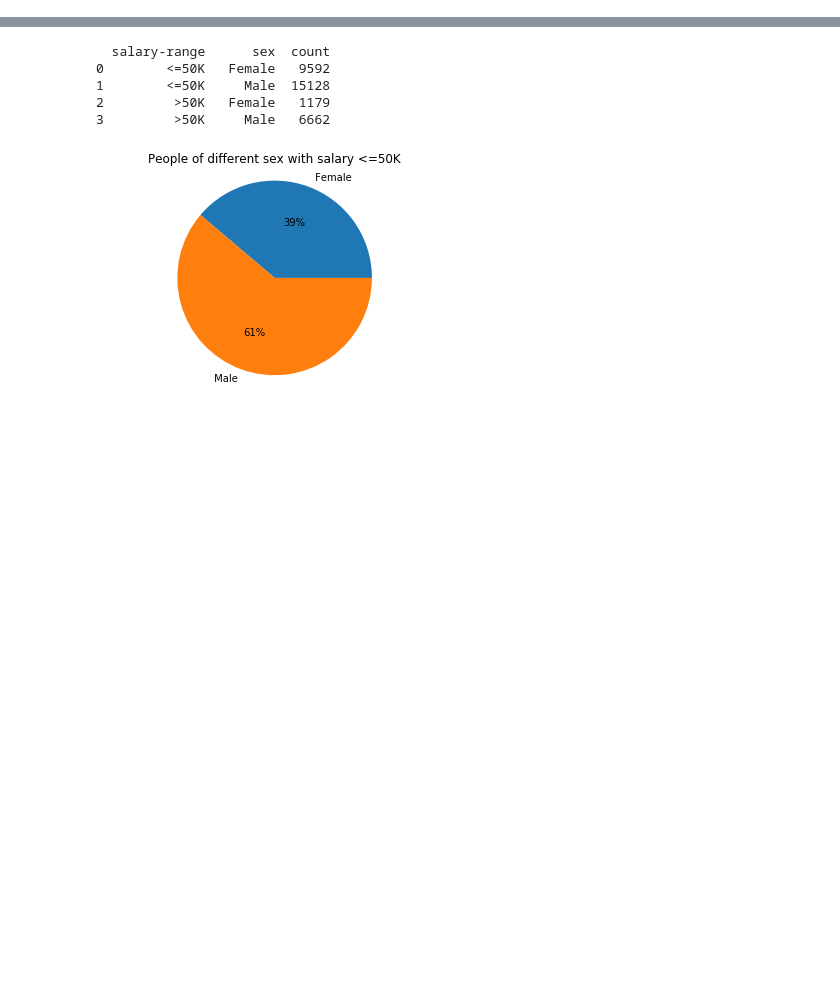
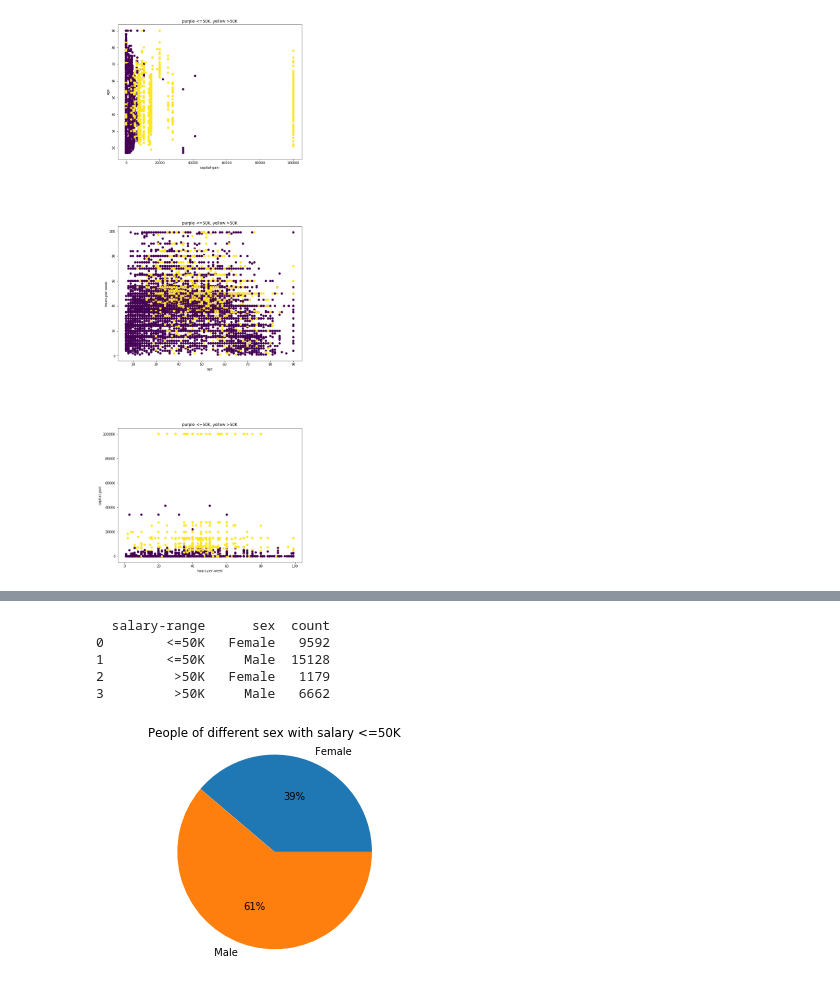
Before and after one commit to iamjagdeesh/Prediction-of-factors-influencing-salary, a Jupyter notebook: individual_attributes_analysis_jagdeesh.ipynb, the cells around one changed output, grey strips where cells are left out. Drawn from its saved outputs; the diff is of its cells as text; code cells hidden in the pictures; blank space fills up the shorter version.

```diff
--- a/individual_attributes_analysis_jagdeesh.ipynb
+++ b/individual_attributes_analysis_jagdeesh.ipynb
@@ -55,0 +68,36 @@ plt.show()
+# %%
+def plot_scatter_plot_diff(column1, column2, column3):
+    plt.close()
+    fig, axes = plt.subplots(ncols=1, nrows=3, figsize=(10,30))
+    fig.subplots_adjust(hspace=.5)
+
+    x = df[column1]
+    y = df[column2]
+    colors = df['class']
+    axes[0].scatter(x,y,c=colors)
+    #axes[0, 0].colorbar();
+    axes[0].set_title("purple <=50K, yellow >50K")
+    axes[0].set_xlabel(column1)
+    axes[0].set_ylabel(column2)
+
+    x = df[column2]
+    y = df[column3]
+    colors = df['class']
+    axes[1].scatter(x,y,c=colors)
+    axes[1].set_title("purple <=50K, yellow >50K")
+    axes[1].set_xlabel(column2)
+    axes[1].set_ylabel(column3)
+
+    x = df[column3]
+    y = df[column1]
+    colors = df['class']
+    axes[2].scatter(x,y,c=colors)
+    axes[2].set_title("purple <=50K, yellow >50K")
+    axes[2].set_xlabel(column3)
+    axes[2].set_ylabel(column1)
+
+    plt.show()
+# %%
+plot_scatter_plot_diff('capital-gain', 'age', 'hours-per-week')
+# %% [output]
+[figure, added]
```
Also changed, not shown: parts of 14 cells of this notebook.
